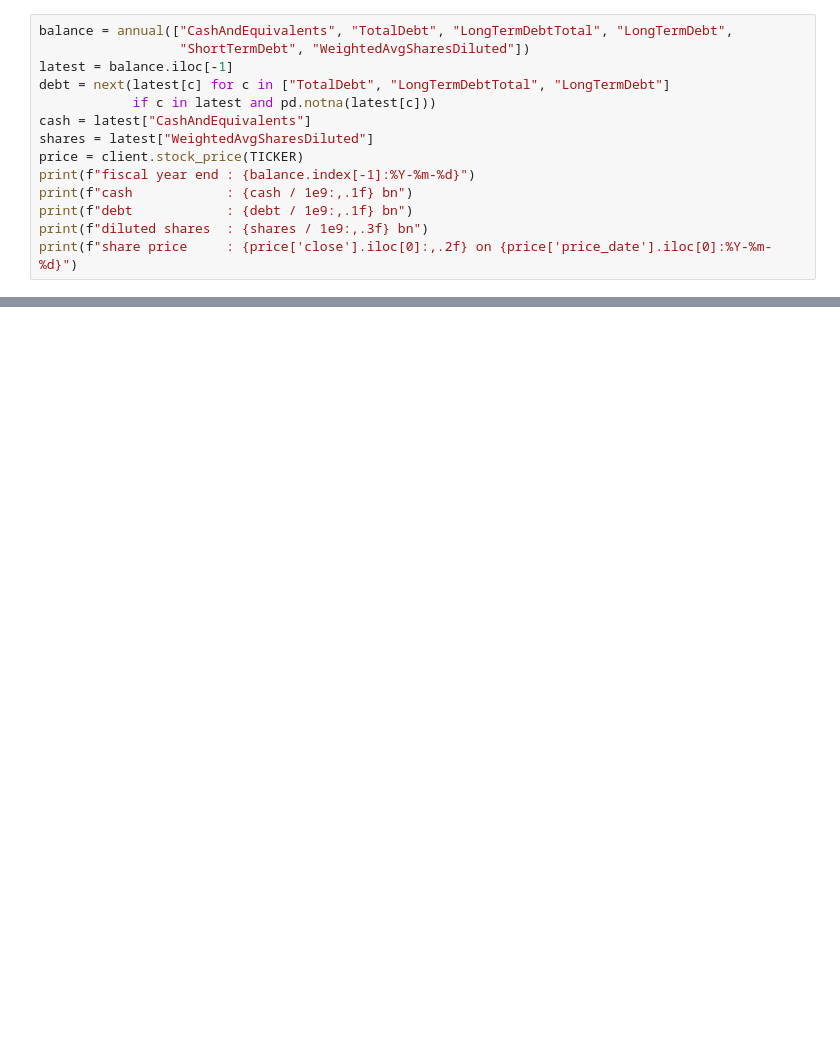
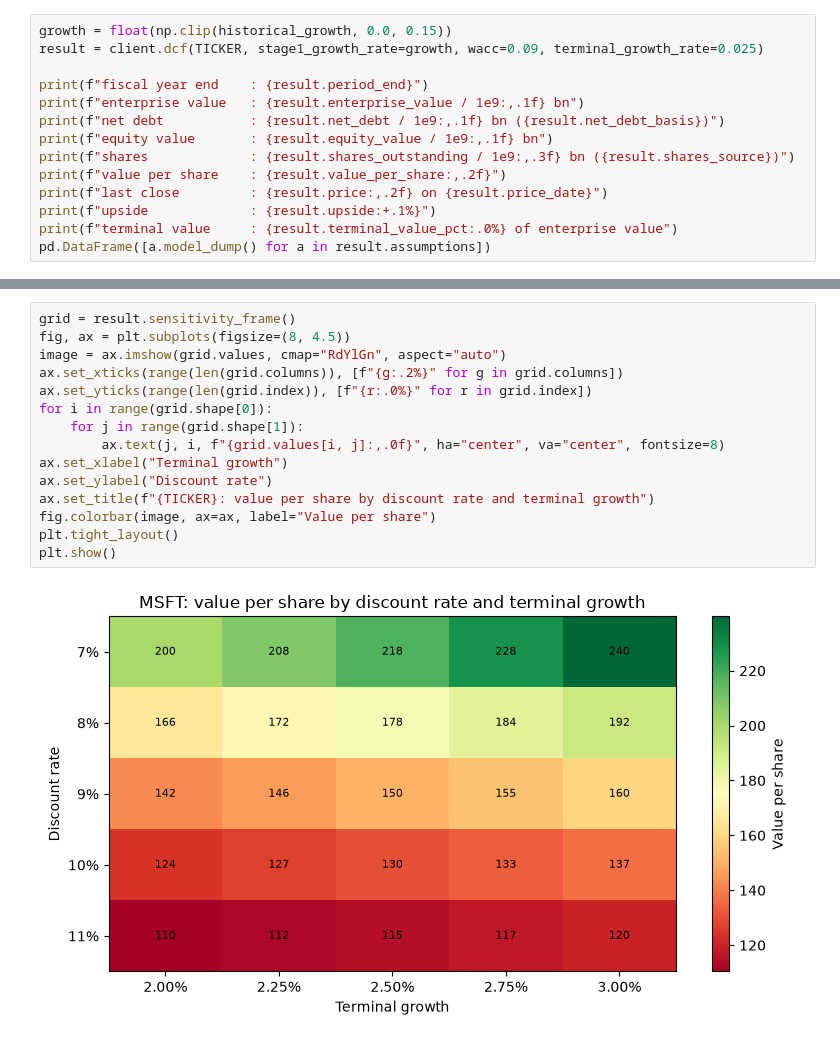
Before and after one commit to valuein/valuein, a Jupyter notebook: examples/notebooks/10_dcf_valuation.ipynb, the cells around one changed output, grey strips where cells are left out. Saved outputs shown, nothing was run; the diff lists cells and outputs as text; blank space fills up the shorter version.

```diff
--- a/examples/notebooks/10_dcf_valuation.ipynb
+++ b/examples/notebooks/10_dcf_valuation.ipynb
@@ -86,15 +100,15 @@ different concepts by different companies, so take the first one available.
 # %%
-balance = annual(["CashAndEquivalents", "TotalDebt", "LongTermDebtTotal", "LongTermDebt",
-                  "ShortTermDebt", "WeightedAvgSharesDiluted"])
-latest = balance.iloc[-1]
-debt = next(latest[c] for c in ["TotalDebt", "LongTermDebtTotal", "LongTermDebt"]
-            if c in latest and pd.notna(latest[c]))
-cash = latest["CashAndEquivalents"]
-shares = latest["WeightedAvgSharesDiluted"]
-price = client.stock_price(TICKER)
-print(f"fiscal year end : {balance.index[-1]:%Y-%m-%d}")
-print(f"cash            : {cash / 1e9:,.1f} bn")
-print(f"debt            : {debt / 1e9:,.1f} bn")
-print(f"diluted shares  : {shares / 1e9:,.3f} bn")
-print(f"share price     : {price['close'].iloc[0]:,.2f} on {price['price_date'].iloc[0]:%Y-%m-%d}")
+growth = float(np.clip(historical_growth, 0.0, 0.15))
+result = client.dcf(TICKER, stage1_growth_rate=growth, wacc=0.09, terminal_growth_rate=0.025)
+
+print(f"fiscal year end    : {result.period_end}")
+print(f"enterprise value   : {result.enterprise_value / 1e9:,.1f} bn")
+print(f"net debt           : {result.net_debt / 1e9:,.1f} bn ({result.net_debt_basis})")
+print(f"equity value       : {result.equity_value / 1e9:,.1f} bn")
+print(f"shares             : {result.shares_outstanding / 1e9:,.3f} bn ({result.shares_source})")
+print(f"value per share    : {result.value_per_share:,.2f}")
+print(f"last close         : {result.price:,.2f} on {result.price_date}")
+print(f"upside             : {result.upside:+.1%}")
+print(f"terminal value     : {result.terminal_value_pct:.0%} of enterprise value")
+pd.DataFrame([a.model_dump() for a in result.assumptions])
 # %% [output]
@@ -197,0 +206,17 @@ historical FCF growth       : 3.6% per year
+# %%
+grid = result.sensitivity_frame()
+fig, ax = plt.subplots(figsize=(8, 4.5))
+image = ax.imshow(grid.values, cmap="RdYlGn", aspect="auto")
+ax.set_xticks(range(len(grid.columns)), [f"{g:.2%}" for g in grid.columns])
+ax.set_yticks(range(len(grid.index)), [f"{r:.0%}" for r in grid.index])
+for i in range(grid.shape[0]):
+    for j in range(grid.shape[1]):
+        ax.text(j, i, f"{grid.values[i, j]:,.0f}", ha="center", va="center", fontsize=8)
+ax.set_xlabel("Terminal growth")
+ax.set_ylabel("Discount rate")
+ax.set_title(f"{TICKER}: value per share by discount rate and terminal growth")
+fig.colorbar(image, ax=ax, label="Value per share")
+plt.tight_layout()
+plt.show()
+# %% [output]
+[figure, added]
```
Also changed, not shown: parts of 24 cells of this notebook, 41 other files.
